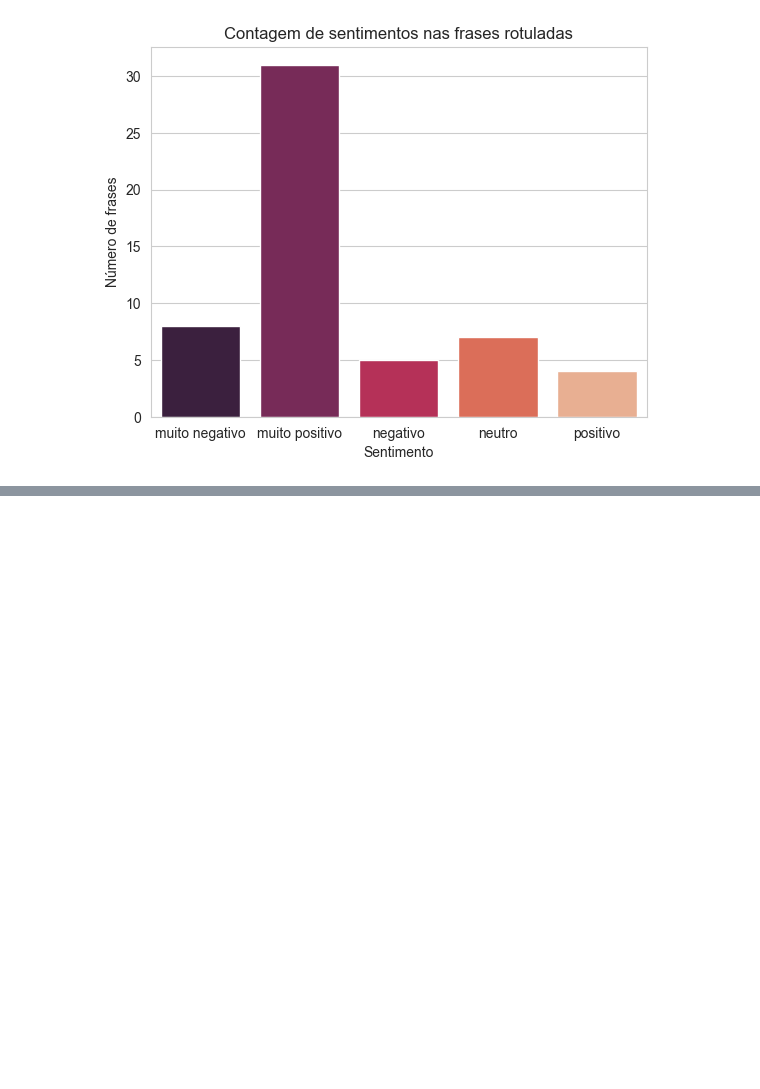
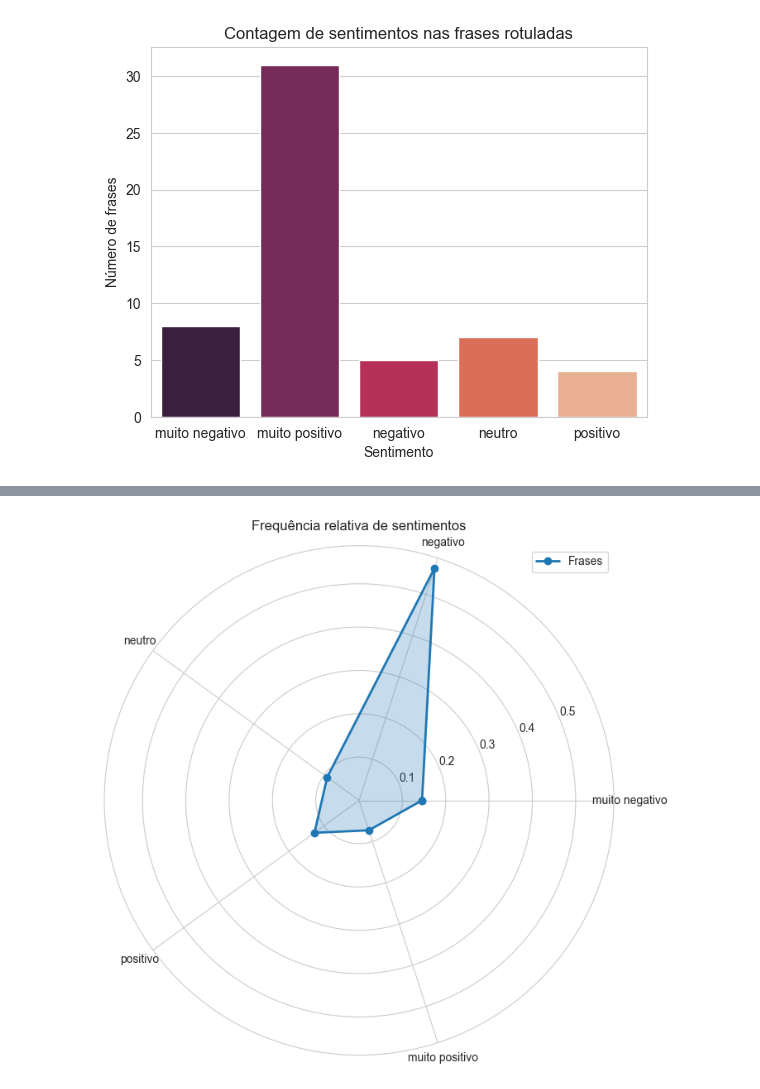
Before and after one commit to dheiver/multilingual-uncased-sentiment, a Jupyter notebook: label-sentiment.ipynb, the cells around one changed output, grey strips where cells are left out. Drawn from its saved outputs; the diff is of its cells as text; code cells hidden in the pictures; blank space fills up the shorter version.

```diff
--- a/label-sentiment.ipynb
+++ b/label-sentiment.ipynb
@@ -80,0 +85,15 @@ Dataframe rotulado:
+# %%
+# Gerar gráfico de radar da proporção de sentimentos
+fig = plt.figure(figsize=(8, 8))
+ax = fig.add_subplot(polar=True)
+angles = np.linspace(0, 2 * np.pi, len(categories) + 1, endpoint=True)
+values = df["Sentimento"].value_counts(normalize=True).sort_index().tolist()
+values.append(values[0])
+ax.plot(angles, values, 'o-', linewidth=2, label="Frases")
+ax.fill(angles, values, alpha=0.25)
+ax.set_thetagrids(np.degrees(angles[:-1]), categories)
+ax.set_title("Frequência relativa de sentimentos")
+plt.legend()
+plt.show()
+# %% [output]
+[figure, added]
```
Also changed, not shown: parts of 2 cells of this notebook.
